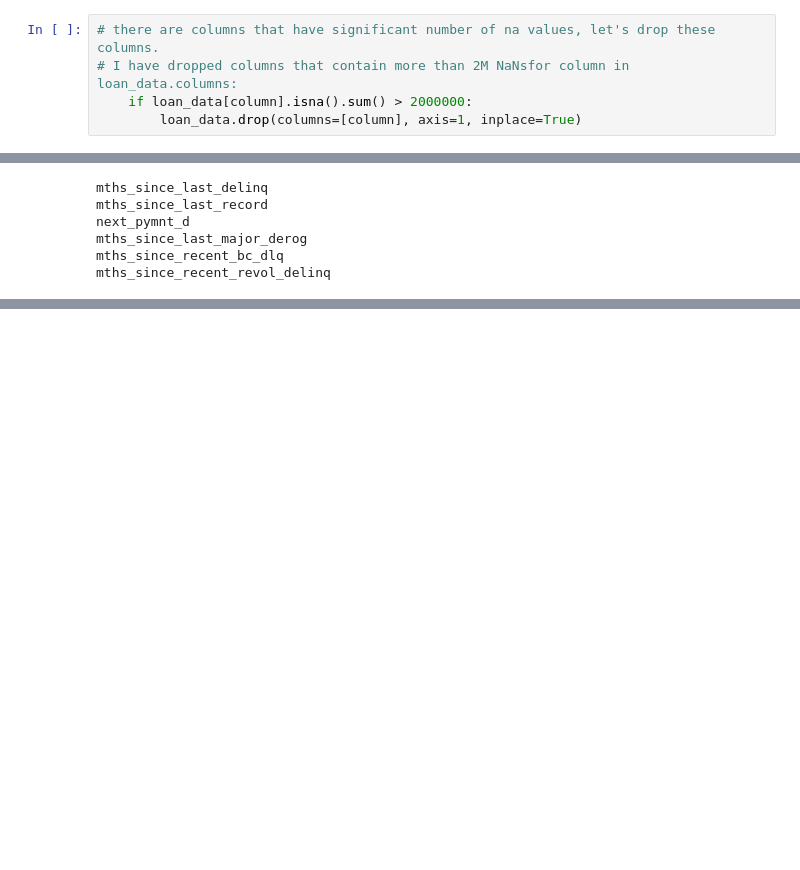
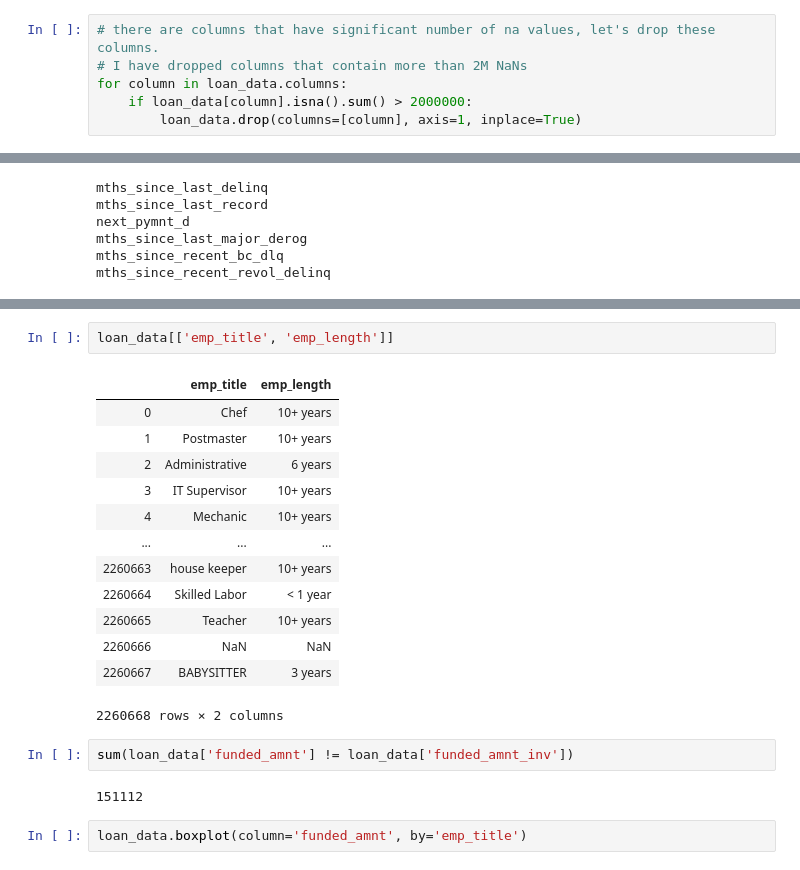
Before and after one commit to ksurasura/DS-Projects, a Jupyter notebook: Capstone - Data Wrangling.ipynb, the cells around one changed output, grey strips where cells are left out. Cells and saved outputs as stored; diff of their text form; blank space fills up the shorter version.

```diff
--- a/Capstone - Data Wrangling.ipynb
+++ b/Capstone - Data Wrangling.ipynb
@@ -208,7 +208,8 @@ settlement_term          2227612
 Length: 143, dtype: int64
 # %%
 # there are columns that have significant number of na values, let's drop these columns.
-# I have dropped columns that contain more than 2M NaNsfor column in loan_data.columns:
+# I have dropped columns that contain more than 2M NaNs
+for column in loan_data.columns:
     if loan_data[column].isna().sum() > 2000000:
         loan_data.drop(columns=[column], axis=1, inplace=True)
 # %%
@@ -370,0 +435,22 @@ mths_since_recent_revol_delinq
+# %%
+loan_data[['emp_title', 'emp_length']]
+# %% [output]
+|  | emp_title | emp_length |
+| 0 | Chef | 10+ years |
+| 1 | Postmaster | 10+ years |
+| 2 | Administrative | 6 years |
+| 3 | IT Supervisor | 10+ years |
+| 4 | Mechanic | 10+ years |
+| ... | ... | ... |
+| 2260663 | house keeper | 10+ years |
+| 2260664 | Skilled Labor | < 1 year |
+| 2260665 | Teacher | 10+ years |
+| 2260666 | NaN | NaN |
+| 2260667 | BABYSITTER | 3 years |
+2260668 rows × 2 columns
+# %%
+sum(loan_data['funded_amnt'] != loan_data['funded_amnt_inv'])
+# %% [output]
+151112
+# %%
+loan_data.boxplot(column='funded_amnt', by='emp_title')
```
Also changed, not shown: parts of 5 cells of this notebook.
